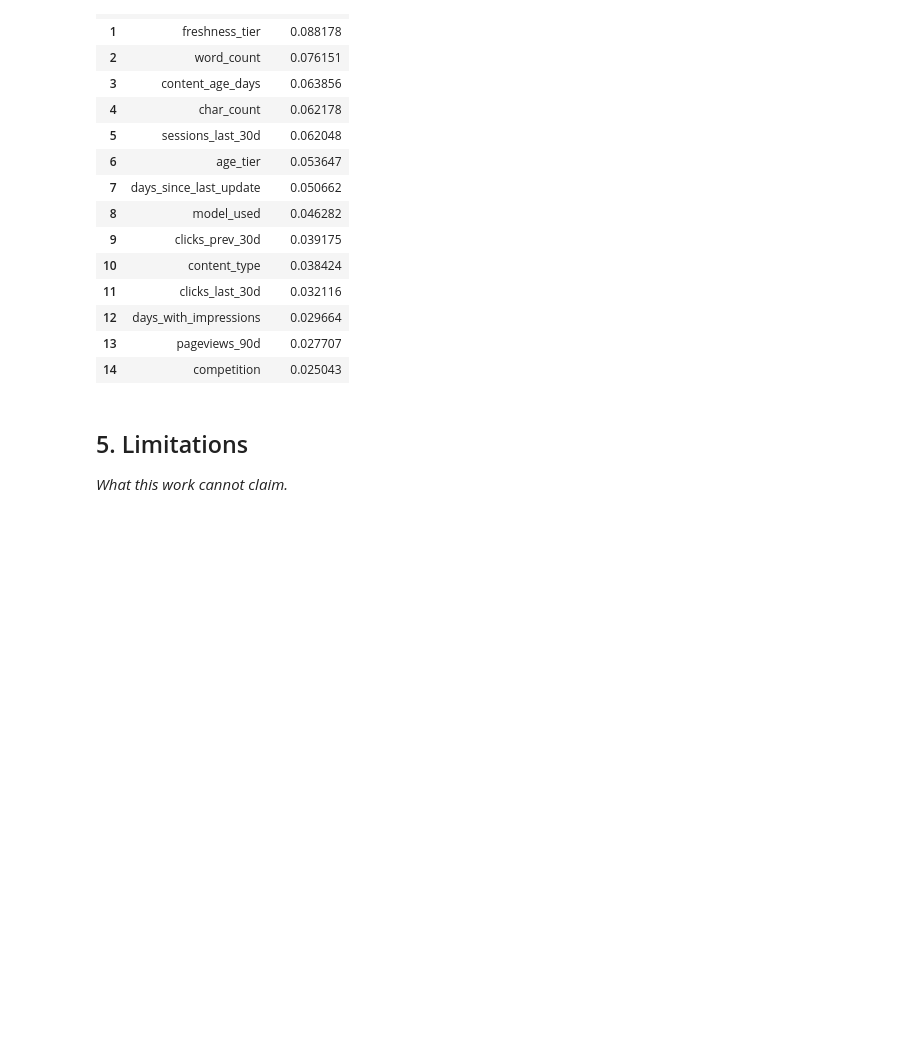
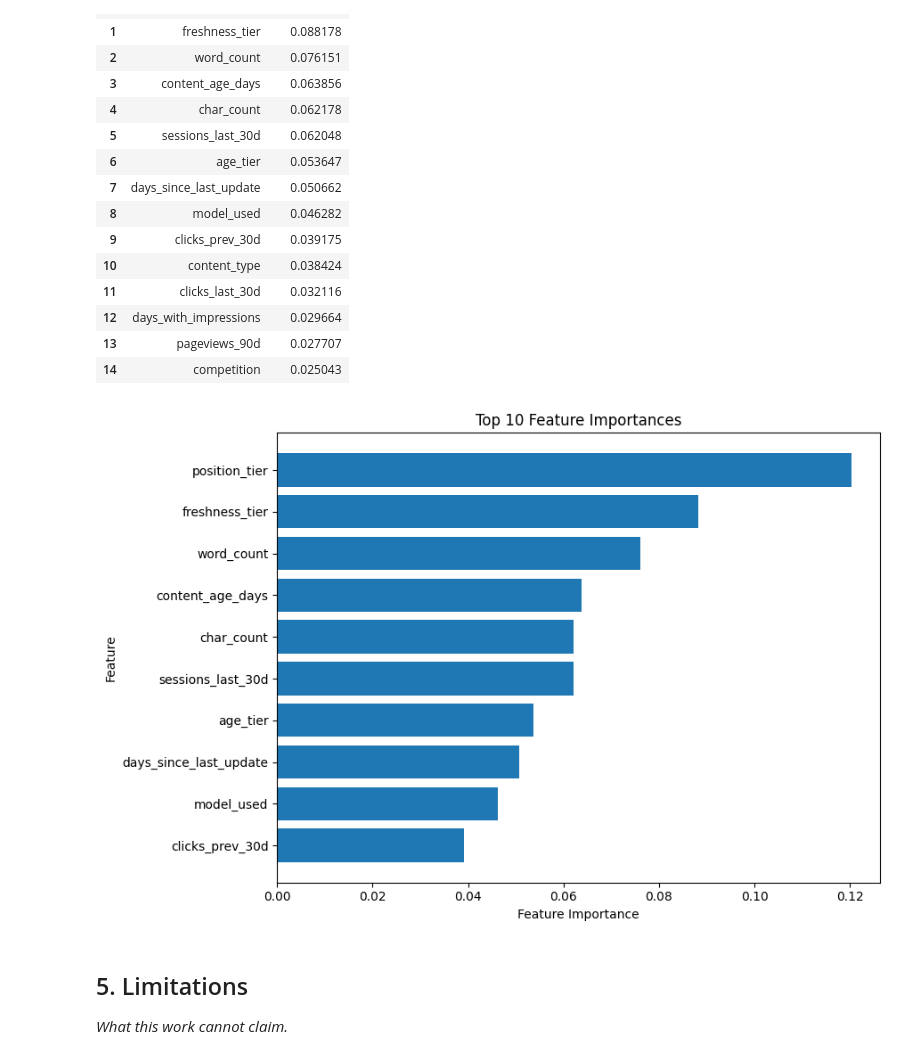
Before and after one commit to Nikita-Sudarshan/flyrank-ml-starter, a Jupyter notebook: work/notebooks/capstone.ipynb, the cells around one changed output. Drawn from its saved outputs; the diff is of its cells as text; code cells hidden in the pictures; blank space fills up the shorter version.

```diff
--- a/work/notebooks/capstone.ipynb
+++ b/work/notebooks/capstone.ipynb
@@ -935,6 +958,60 @@ Top source-level features:
 | 12 | days_with_impressions | 0.029664 |
 | 13 | pageviews_90d | 0.027707 |
 | 14 | competition | 0.025043 |
+# %%
+import matplotlib.pyplot as plt
+import pandas as pd
+
+# Top 10 feature importances from Cell 22
+feature_importance = pd.DataFrame({
+    "feature": [
+        "position_tier",
+        "freshness_tier",
+        "word_count",
+        "content_age_days",
+        "char_count",
+        "sessions_last_30d",
+        "age_tier",
+        "days_since_last_update",
+        "model_used",
+        "clicks_prev_30d"
+    ],
+    "importance": [
+        0.120271,
+        0.088178,
+        0.076151,
+        0.063856,
+        0.062178,
+        0.062048,
+        0.053647,
+        0.050662,
+        0.046282,
+        0.039175
+    ]
+})
+
+# Sort so the most important feature appears at the top
+feature_importance = feature_importance.sort_values(
+    "importance",
+    ascending=True
+)
+
+# Create horizontal bar chart
+plt.figure(figsize=(9, 6))
+
+plt.barh(
+    feature_importance["feature"],
+    feature_importance["importance"]
+)
+
+plt.xlabel("Feature Importance")
+plt.ylabel("Feature")
+plt.title("Top 10 Feature Importances")
+
+plt.tight_layout()
+plt.show()
+# %% [output]
+[figure, added]
 # %% [markdown]
 ## 5. Limitations
 
```
Also changed, not shown: parts of 1 cell of this notebook.
